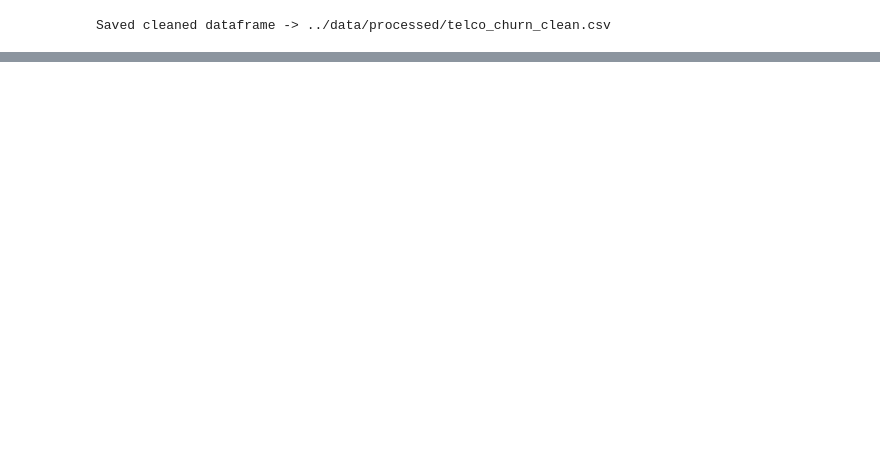
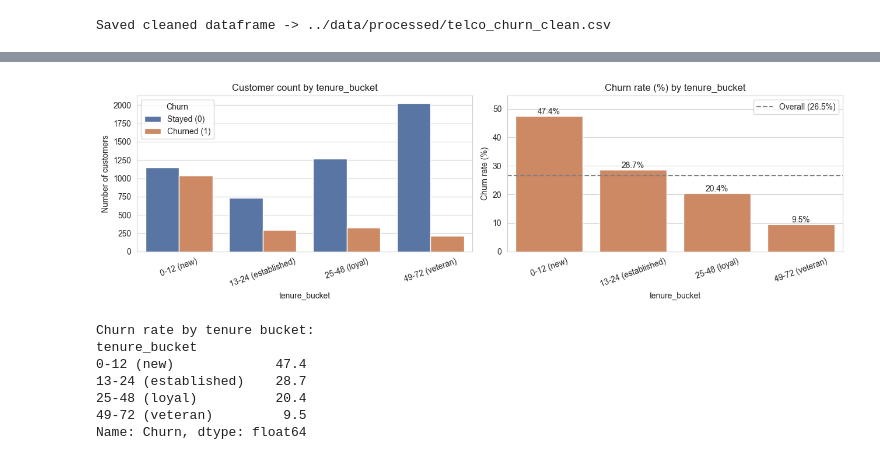
Before and after one commit to jahanvik01/Telco-Customer-Churn, a Jupyter notebook: notebooks/churn_analysis.ipynb, the cells around one changed output, grey strips where cells are left out. Drawn from its saved outputs; the diff is of its cells as text; code cells hidden in the pictures; blank space fills up the shorter version.

```diff
--- a/notebooks/churn_analysis.ipynb
+++ b/notebooks/churn_analysis.ipynb
@@ -406,0 +348,6 @@ Saved cleaned dataframe -> ../data/processed/telco_churn_clean.csv
+# %%
+# Reload from the cleaned file — Section 4 is self-contained for re-runs.
+df_clean = pd.read_csv('../data/processed/telco_churn_clean.csv')
+OVERALL_CHURN = df_clean['Churn'].mean() * 100
+print(f'Overall churn rate: {OVERALL_CHURN:.2f}%')
+print(f'Shape: {df_clean.shape}')
@@ -406,0 +413,20 @@ Saved cleaned dataframe -> ../data/processed/telco_churn_clean.csv
+# %%
+df_clean['tenure_bucket'] = pd.cut(
+    df_clean['tenure'],
+    bins=[-1, 12, 24, 48, 72],
+    labels=['0-12 (new)', '13-24 (established)', '25-48 (loyal)', '49-72 (veteran)']
+)
+rate = plot_churn_by_category(df_clean, 'tenure_bucket',
+                              order=['0-12 (new)', '13-24 (established)', '25-48 (loyal)', '49-72 (veteran)'],
+                              save_as='02_churn_by_tenure.png')
+print('\nChurn rate by tenure bucket:')
+print(rate)
+# %% [output]
+[figure, added]
+Churn rate by tenure bucket:
+tenure_bucket
+0-12 (new)             47.4
+13-24 (established)    28.7
+25-48 (loyal)          20.4
+49-72 (veteran)         9.5
+Name: Churn, dtype: float64
```
Also changed, not shown: parts of 56 cells of this notebook, 8 other files.
